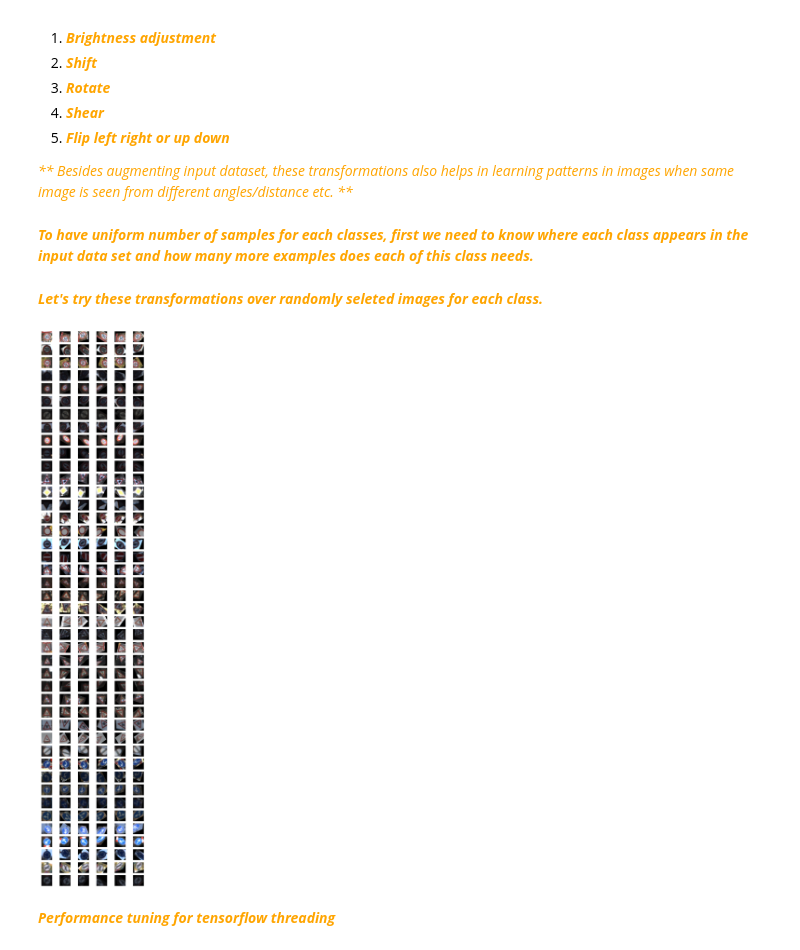
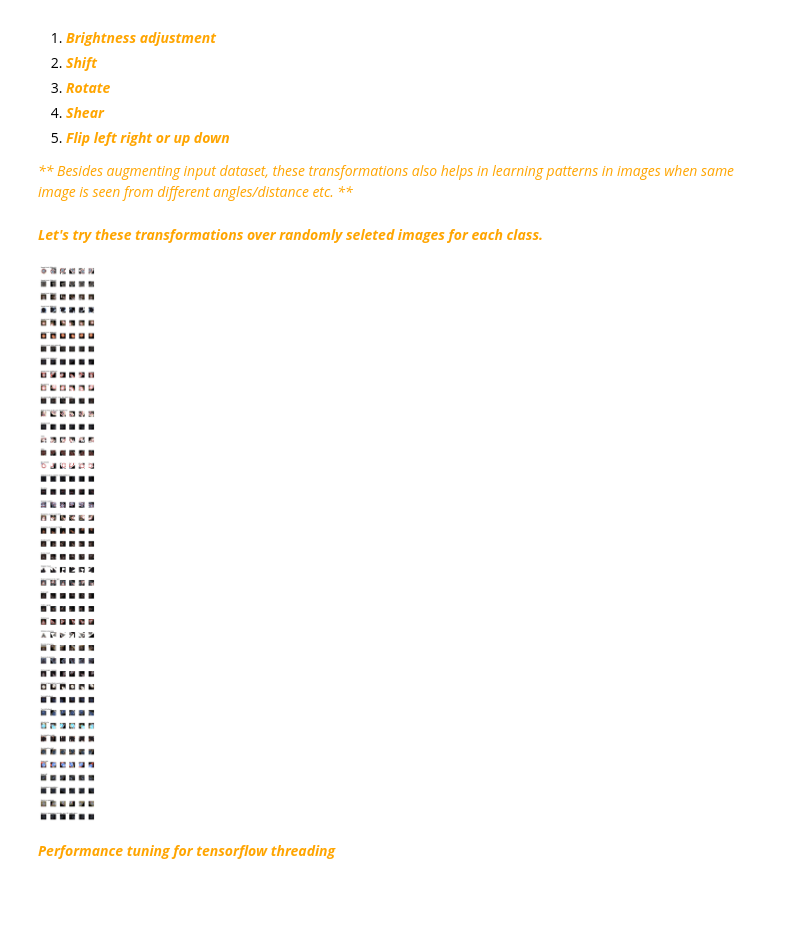
Before and after one commit to rajatsharma01/CarND-Traffic-Sign-Classifier-Project, a Jupyter notebook: Traffic_Sign_Classifier_dev.ipynb, the cells around one changed output. Cells and saved outputs as stored; diff of their text form; code cells hidden in the pictures; blank space fills up the shorter version.

```diff
--- a/Traffic_Sign_Classifier_dev.ipynb
+++ b/Traffic_Sign_Classifier_dev.ipynb
@@ -99,10 +99,12 @@ The [Matplotlib](http://matplotlib.org/) [examples](http://matplotlib.org/exampl
 ### Data exploration visualization code goes here.
 ### Feel free to use as many code cells as needed.
 import matplotlib.pyplot as plt
+from matplotlib import style
 # Visualizations will be shown in the notebook.
 %matplotlib inline
+import seaborn as sns
 
-import seaborn as sns
+style.use('ggplot')
 
 fig, axs = plt.subplots(ncols=3, figsize=(15,5), sharey=True)
 _ = sns.distplot(y_train, bins=n_classes, ax=axs[0])
@@ -229,22 +264,17 @@ with model_graph.as_default():
         return output_images
 
     def augment_images(input_images, input_labels, n_permutations):
-        i_0 = tf.constant(0)
-        image_0 = input_images
-        labels_0 = input_labels
         condition = lambda i, images, labels: tf.less(i, n_permutations)
         def body(i, images, labels):
             t_images = image_transformations(input_images, angle_range=10, shift_range=5, shear_range=1)
-            images = tf.concat([images, t_images], 0)
-            labels = tf.concat([labels, input_labels], 0)
+            images = tf.cond(tf.equal(i, 0), lambda: t_images, lambda: tf.concat([images, t_images], 0))
+            labels = tf.cond(tf.equal(i, 0), lambda: input_labels, lambda: tf.concat([labels, input_labels], 0))
             return (i+1, images, labels)
 
-        result = tf.while_loop(condition, body, loop_vars=[i_0, input_images, input_labels],
-                               shape_invariants=[i_0.get_shape(),
+        result = tf.while_loop(condition, body, loop_vars=[tf.constant(0), input_images, input_labels],
+                               shape_invariants=[tf.TensorShape([]),
                                                  tf.TensorShape([None, None, None, None]),
                                                  tf.TensorShape(None)])
         # Matplotlib isn't happy about floats in images and ends up creating negative images
         # convert these back to int before returning
         return (tf.cast(result[1], dtype=tf.uint8), result[2])
-# %% [markdown]
-<span style="color:orange"> _**To have uniform number of samples for each classes, first we need to know where each class appears in the input data set and how many more examples does each of this class needs.**_ </span>
@@ -257,28 +283,34 @@ more_examples = num_examples.max() - num_examples
 # %%
 import random
 with tf.Session(graph=model_graph) as sess:
     sess.run(tf.global_variables_initializer())
     samples = np.array([classes[np.random.randint(0, len(classes))] for classes in class_indices[:,0][:]])
     images = X_train[samples]
     labels = y_train[samples]
     n_permutations = 5
     aug_images, aug_labels = sess.run(augment_images(input_images, input_labels, n_permutations),
                                       feed_dict={input_images:images, input_labels:labels})
     assert(aug_images.shape[0] == aug_labels.shape[0])
     n_rows = len(samples)
-    n_cols = n_permutations + 1
+    n_cols = n_permutations
     n_images = aug_images.shape[0]
     assert(n_rows * n_cols == n_images)
-    plt.figure(figsize=(15, 80))
+    plt.figure(figsize=(10, 100))
     pltnum = 1
     for i in range(n_rows):
+        plt.subplot(n_rows*2, n_cols+1, pltnum)
+        plt.axis('off')
+        plt.title(signmap.iloc[labels[i]]['SignName'], loc='left')
+        plt.imshow(images[i])
+        pltnum += 1
         for j in range(n_cols):
-            plt.subplot(n_rows, n_cols, pltnum)
+            plt.subplot(n_rows*2, n_cols+1, pltnum)
             plt.axis('off')
             plt.imshow(aug_images[i + j*n_rows])
             pltnum += 1
+        pltnum += n_cols+1
 # %% [output]
-[figure, old version]
+[figure, new version]
 # %% [markdown]
 <span style="color:orange"> _**Performance tuning for tensorflow threading**_ </span>
 # %%
```
Also changed, not shown: parts of 29 cells of this notebook.
